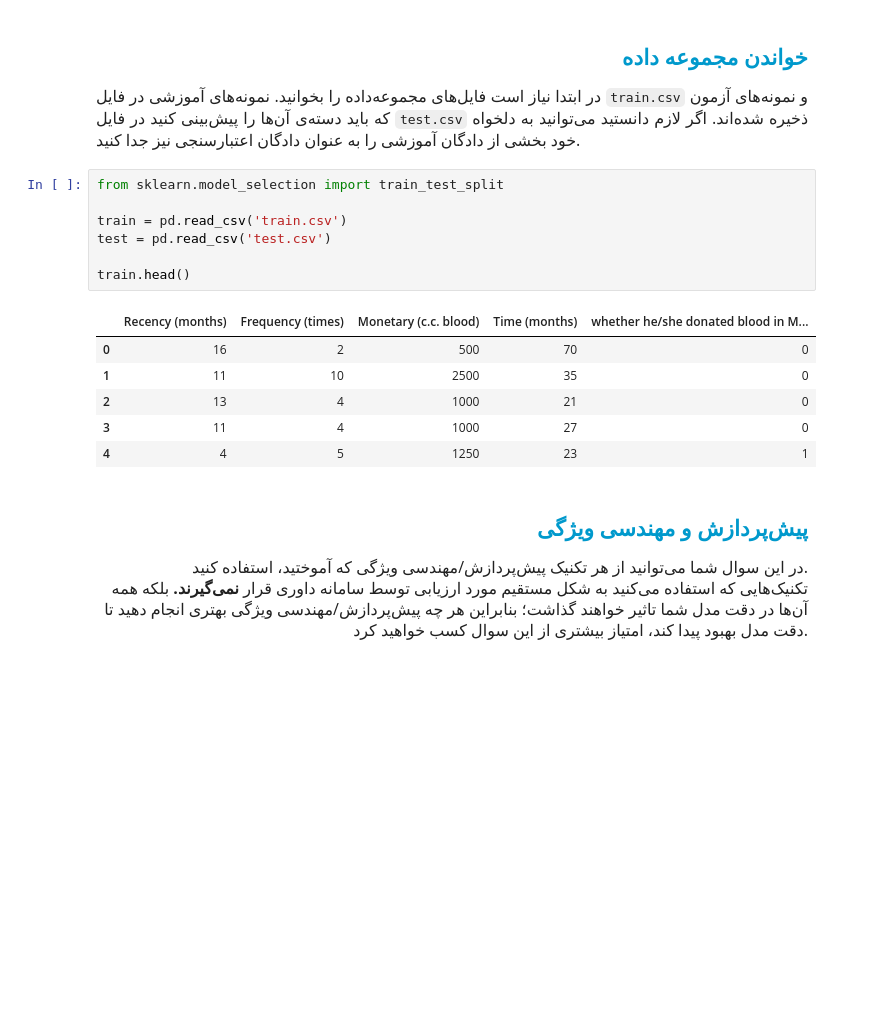
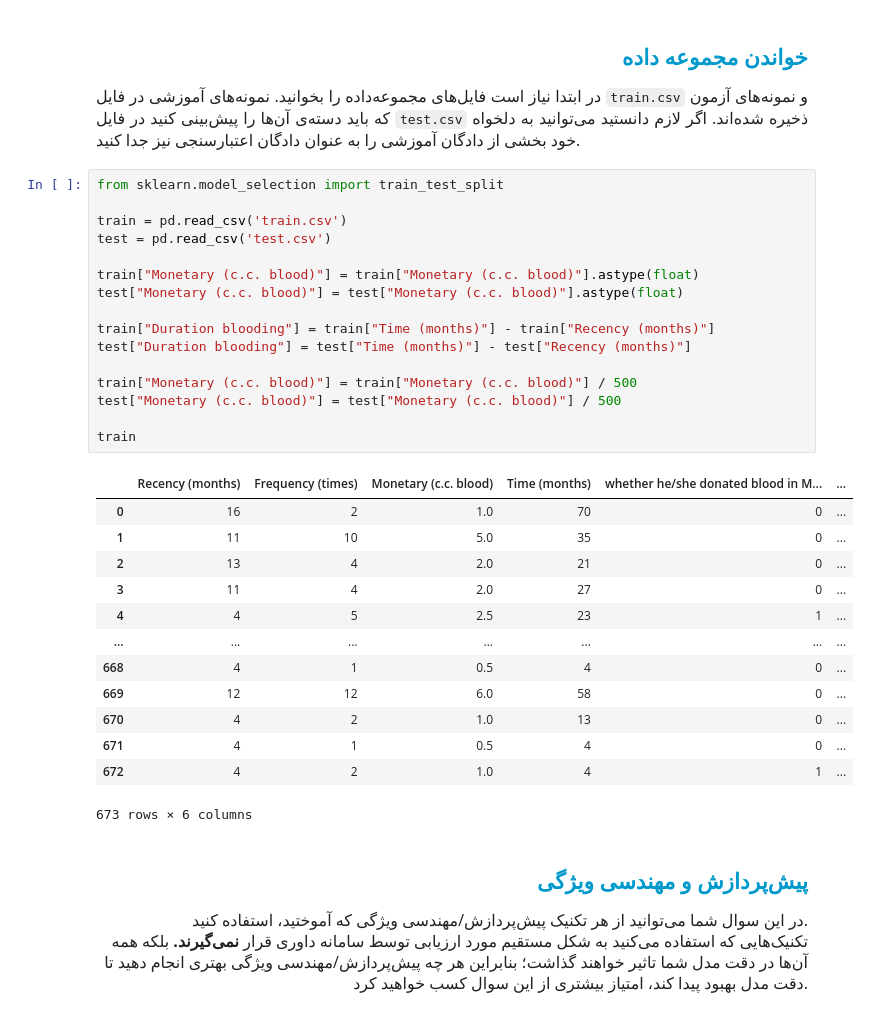
Before and after one commit to AmirrezaNasiri85/Artificial-Inteligance-Boot-Camp, a Jupyter notebook: Tamirin/Week4.2/blood_donation/blood_donation.ipynb, the cells around one changed output. Cells and saved outputs as stored; diff of their text form; blank space fills up the shorter version.

```diff
--- a/Tamirin/Week4.2/blood_donation/blood_donation.ipynb
+++ b/Tamirin/Week4.2/blood_donation/blood_donation.ipynb
@@ -76,20 +76,36 @@ from sklearn.linear_model import LogisticRegression
     در ابتدا نیاز است فایل‌های مجموعه‌داده را بخوانید. نمونه‌های آموزشی در فایل <code>train.csv</code> و نمونه‌های آزمون که باید دسته‌ی آن‌ها را پیش‌بینی کنید در فایل <code>test.csv</code> ذخیره شده‌اند. اگر لازم دانستید می‌توانید به دلخواه خود بخشی از دادگان آموزشی را به عنوان دادگان اعتبارسنجی نیز جدا کنید.
 </font>
 </p>
-# %%
-from sklearn.model_selection import train_test_split
-
-train = pd.read_csv('train.csv')
-test = pd.read_csv('test.csv')
-
-train.head()
-# %% [output]
-|  | Recency (months) | Frequency (times) | Monetary (c.c. blood) | Time (months) | whether he/she donated blood in M... |
-| 0 | 16 | 2 | 500 | 70 | 0 |
-| 1 | 11 | 10 | 2500 | 35 | 0 |
-| 2 | 13 | 4 | 1000 | 21 | 0 |
-| 3 | 11 | 4 | 1000 | 27 | 0 |
-| 4 | 4 | 5 | 1250 | 23 | 1 |
+# %%
+from sklearn.model_selection import train_test_split
+
+train = pd.read_csv('train.csv')
+test = pd.read_csv('test.csv')
+
+train["Monetary (c.c. blood)"] = train["Monetary (c.c. blood)"].astype(float)
+test["Monetary (c.c. blood)"] = test["Monetary (c.c. blood)"].astype(float)
+
+train["Duration blooding"] = train["Time (months)"] - train["Recency (months)"]
+test["Duration blooding"] = test["Time (months)"] - test["Recency (months)"]
+
+train["Monetary (c.c. blood)"] = train["Monetary (c.c. blood)"] / 500
+test["Monetary (c.c. blood)"] = test["Monetary (c.c. blood)"] / 500
+
+train
+# %% [output]
+|  | Recency (months) | Frequency (times) | Monetary (c.c. blood) | Time (months) | whether he/she donated blood in M... | ... |
+| 0 | 16 | 2 | 1.0 | 70 | 0 | ... |
+| 1 | 11 | 10 | 5.0 | 35 | 0 | ... |
+| 2 | 13 | 4 | 2.0 | 21 | 0 | ... |
+| 3 | 11 | 4 | 2.0 | 27 | 0 | ... |
+| 4 | 4 | 5 | 2.5 | 23 | 1 | ... |
+| ... | ... | ... | ... | ... | ... | ... |
+| 668 | 4 | 1 | 0.5 | 4 | 0 | ... |
+| 669 | 12 | 12 | 6.0 | 58 | 0 | ... |
+| 670 | 4 | 2 | 1.0 | 13 | 0 | ... |
+| 671 | 4 | 1 | 0.5 | 4 | 0 | ... |
+| 672 | 4 | 2 | 1.0 | 4 | 1 | ... |
+673 rows × 6 columns
 # %% [markdown]
 <h2 align=right style="line-height:200%;font-family:vazir;color:#0099cc">
 <font face="vazir" color="#0099cc">
```
Also changed, not shown: parts of 4 cells of this notebook, 5 other files.
